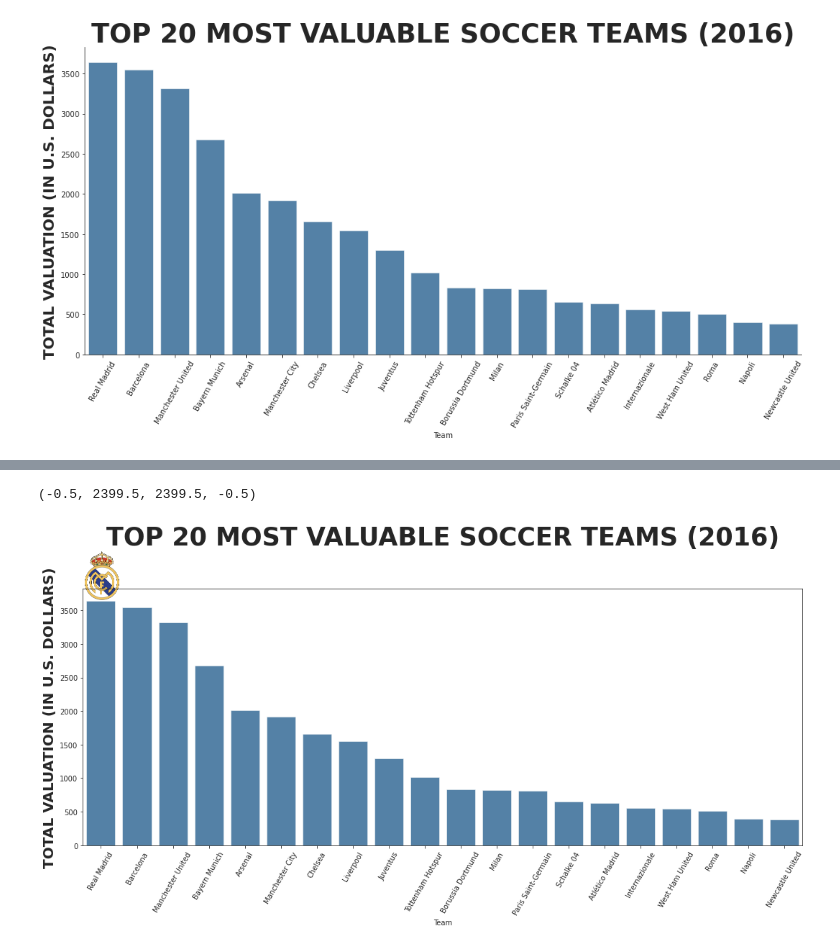
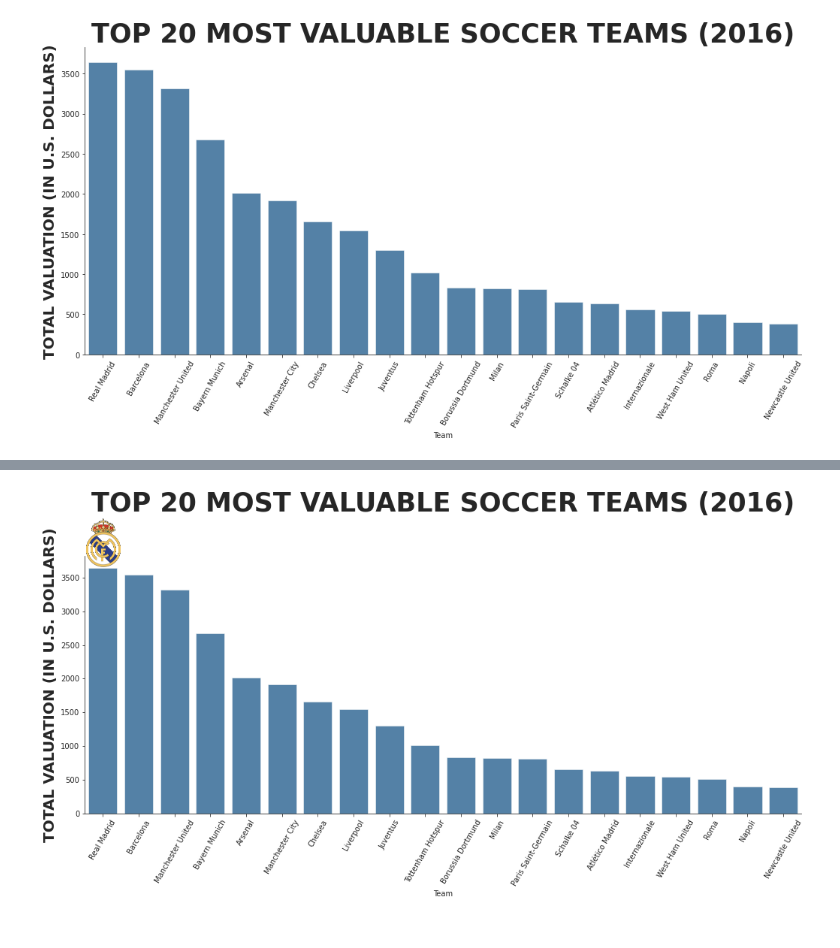
Before and after one commit to khatriprajwol/Data-Visualization-, a Jupyter notebook: Recreating The Master .ipynb, the cells around one changed output, grey strips where cells are left out. Saved outputs shown, nothing was run; the diff lists cells and outputs as text; code cells hidden in the pictures.

```diff
--- a/Recreating The Master .ipynb
+++ b/Recreating The Master .ipynb
@@ -226,15 +217,16 @@ plt.show()
 # %%
 plt.rcParams["figure.figsize"] = [15, 8]
 plt.rcParams["figure.autolayout"] = True
 sns.set_style('ticks')
 ax = sns.barplot(data = df, x = 'Team', y= "Value", color= 'steelblue', ci= None, linewidth = 0.5)
 ax.set_xticklabels(ax.get_xticklabels(),rotation = 60)
 ax.set_title('TOP 20 MOST VALUABLE SOCCER TEAMS (2016)',size = float(35.0), fontweight = 'bold')
 ax.set_ylabel("TOTAL VALUATION (IN U.S. DOLLARS)", size = float(20.0), fontweight = 'bold')
 arr_lena = plt.imread('https://cdn.freebiesupply.com/logos/large/2x/real-madrid-c-f-logo-png-transparent.png')
 axin = ax.inset_axes([-0.138,0.95,0.2,0.2], anchor='NE', zorder=1)
 axin.imshow(arr_lena)
 axin.axis('off')
+sns.despine()
+plt.show()
 # %% [output]
-(-0.5, 2399.5, 2399.5, -0.5)
-[figure, old version]
+[figure, new version]
```
Also changed, not shown: parts of 1 cell of this notebook.
